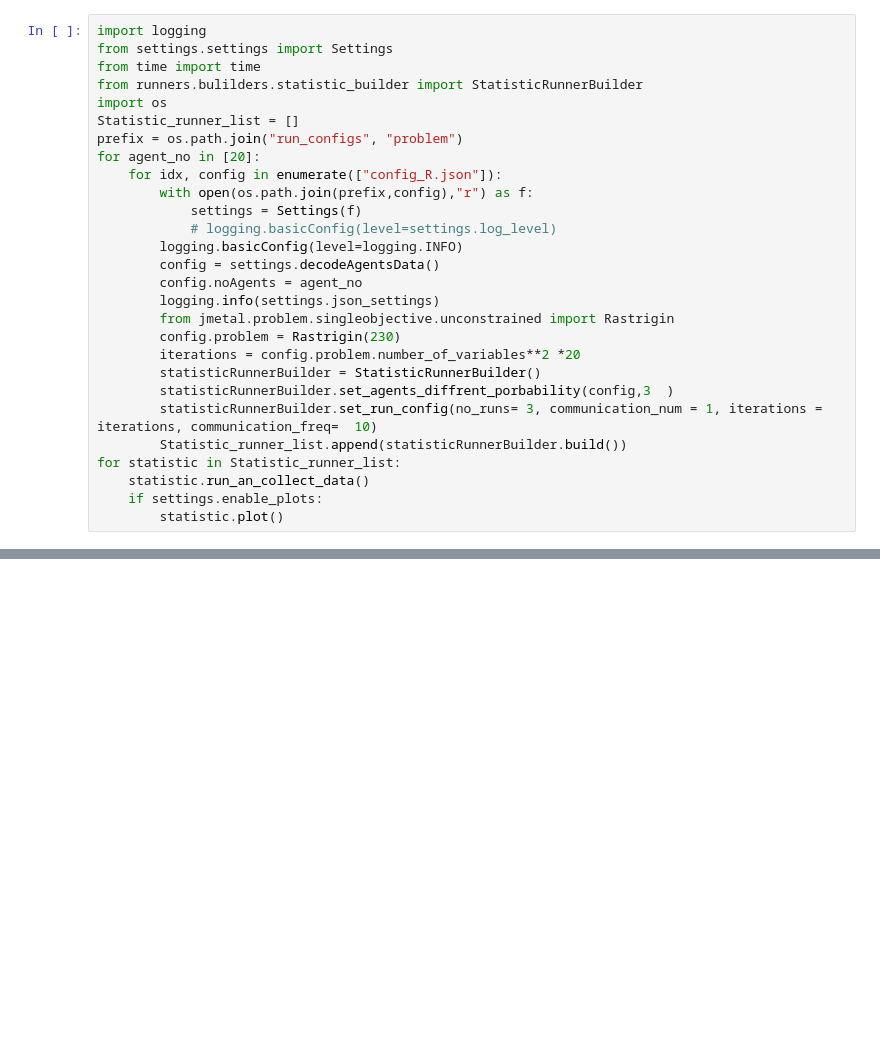
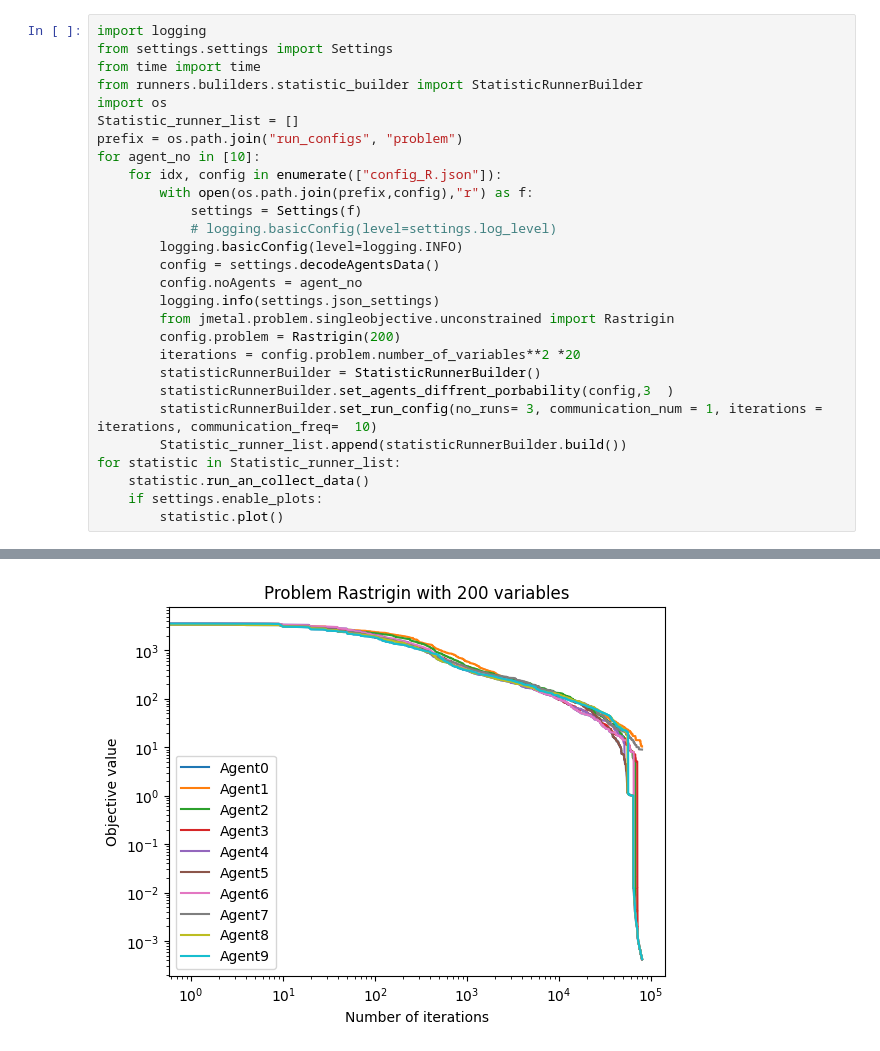
Before and after one commit to KrzysztofCzech/Algorytm-stadny, a Jupyter notebook: src/test_R_diffrent_size copy.ipynb, the cells around one changed output, grey strips where cells are left out. Saved outputs shown, nothing was run; the diff lists cells and outputs as text; blank space fills up the shorter version.

```diff
--- a/src/test_R_diffrent_size copy.ipynb
+++ b/src/test_R_diffrent_size copy.ipynb
@@ -6,7 +6,7 @@ from runners.bulilders.statistic_builder import StatisticRunnerBuilder
 import os
 Statistic_runner_list = []
 prefix = os.path.join("run_configs", "problem")
-for agent_no in [20]:
+for agent_no in [10]:
     for idx, config in enumerate(["config_R.json"]):
         with open(os.path.join(prefix,config),"r") as f:
             settings = Settings(f)
@@ -16,7 +16,7 @@ for agent_no in [20]:
         config.noAgents = agent_no
         logging.info(settings.json_settings)
         from jmetal.problem.singleobjective.unconstrained import Rastrigin
-        config.problem = Rastrigin(230)
+        config.problem = Rastrigin(200)
         iterations = config.problem.number_of_variables**2 *20
         statisticRunnerBuilder = StatisticRunnerBuilder()
         statisticRunnerBuilder.set_agents_diffrent_porbability(config,3  )
@@ -30,0 +35 @@ INFO:root:{'LOG_LEVEL': 'INFO', 'number_of_agents': 5, 'problem': 'Rastrigin', '
+[figure, added]
```
Also changed, not shown: parts of 1 cell of this notebook, 1 other file.
